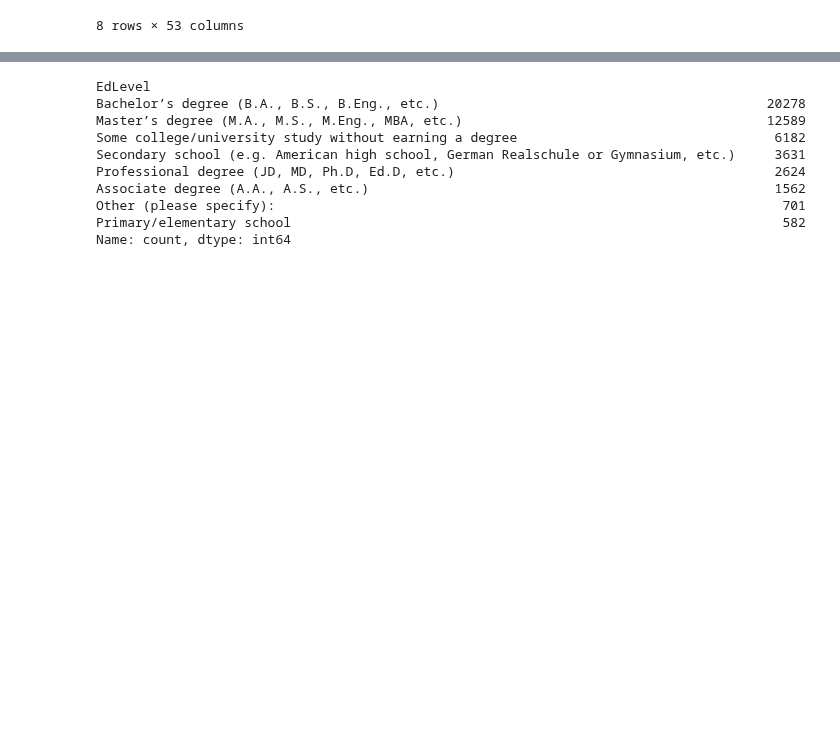
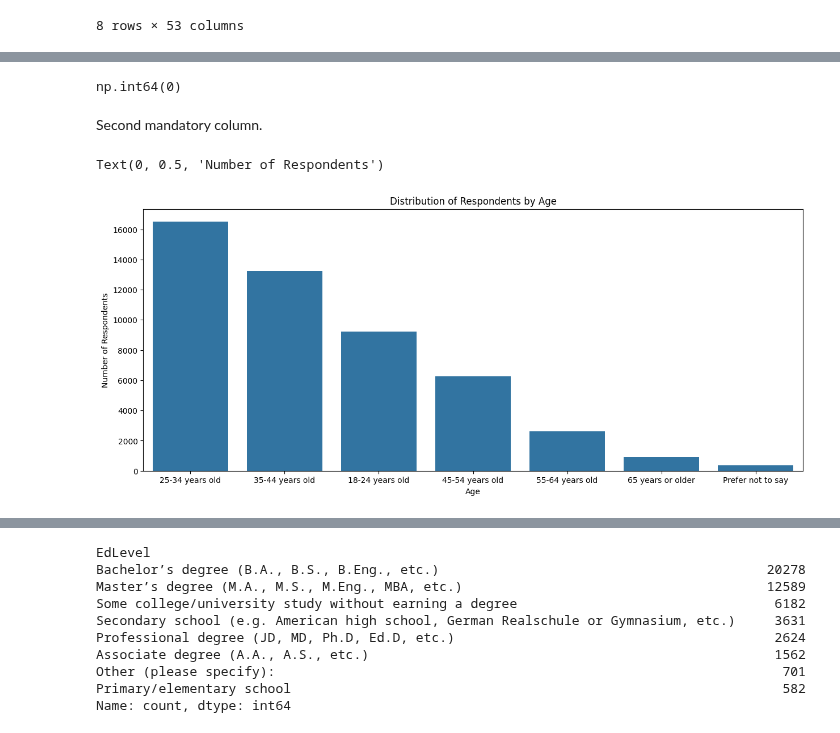
Before and after one commit to STetiana/stackoverflow_buddies, a Jupyter notebook: stackoverflow_eda.ipynb, the cells around one changed output, grey strips where cells are left out. Drawn from its saved outputs; the diff is of its cells as text; code cells hidden in the pictures; blank space fills up the shorter version.

```diff
--- a/stackoverflow_eda.ipynb
+++ b/stackoverflow_eda.ipynb
@@ -41,0 +98,17 @@ df.describe()
+# %%
+# Checking for missing values in the "Age" column
+df["Age"].isnull().sum()
+# %% [output]
+np.int64(0)
+# %% [markdown]
+Second mandatory column.
+# %%
+# Visualizing the distribution of respondents by age
+plt.figure(figsize=(15, 6))
+sns.countplot(data=df, x="Age", order=df["Age"].value_counts().index)
+plt.title("Distribution of Respondents by Age")
+plt.xlabel("Age")
+plt.ylabel("Number of Respondents")
+# %% [output]
+Text(0, 0.5, 'Number of Respondents')
+[figure, added]
```
Also changed, not shown: parts of 58 cells of this notebook.
